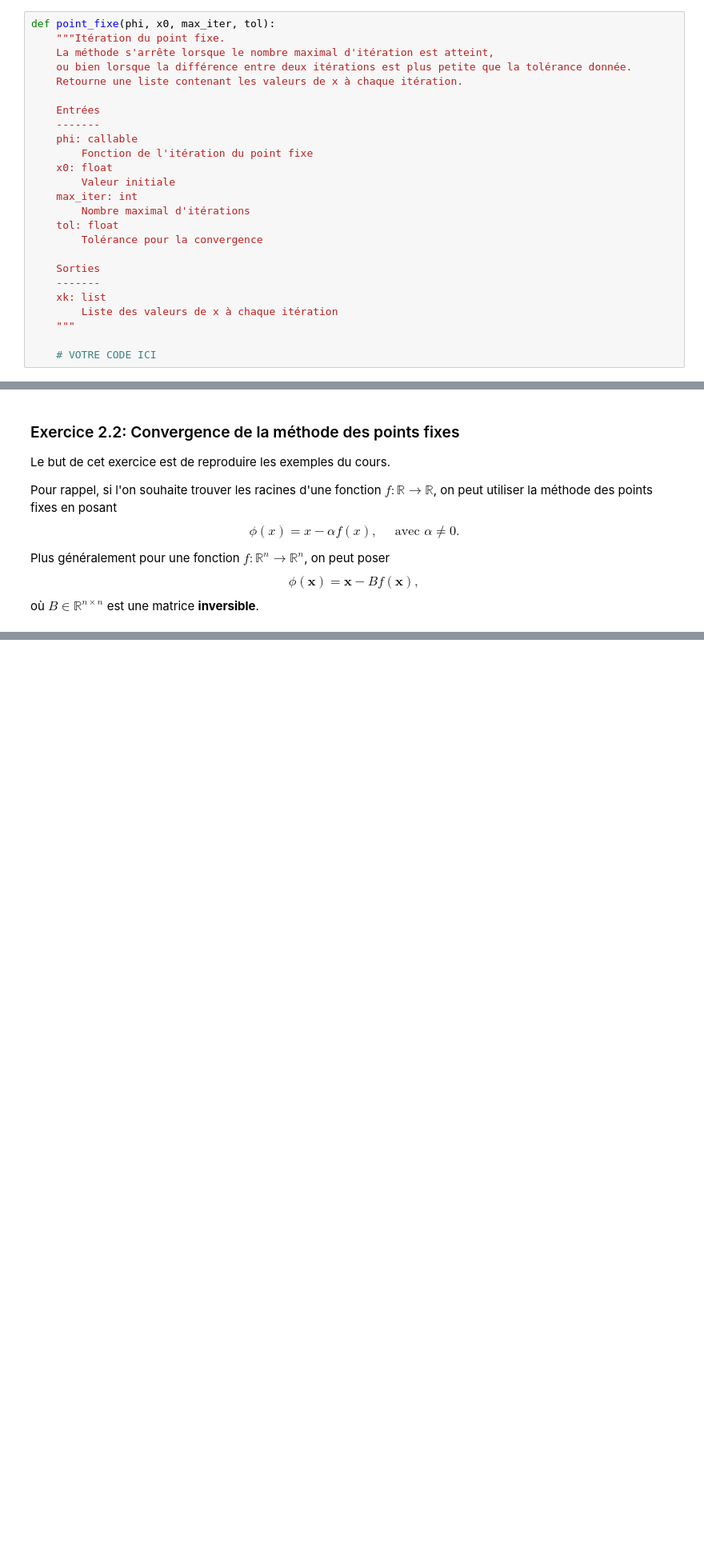
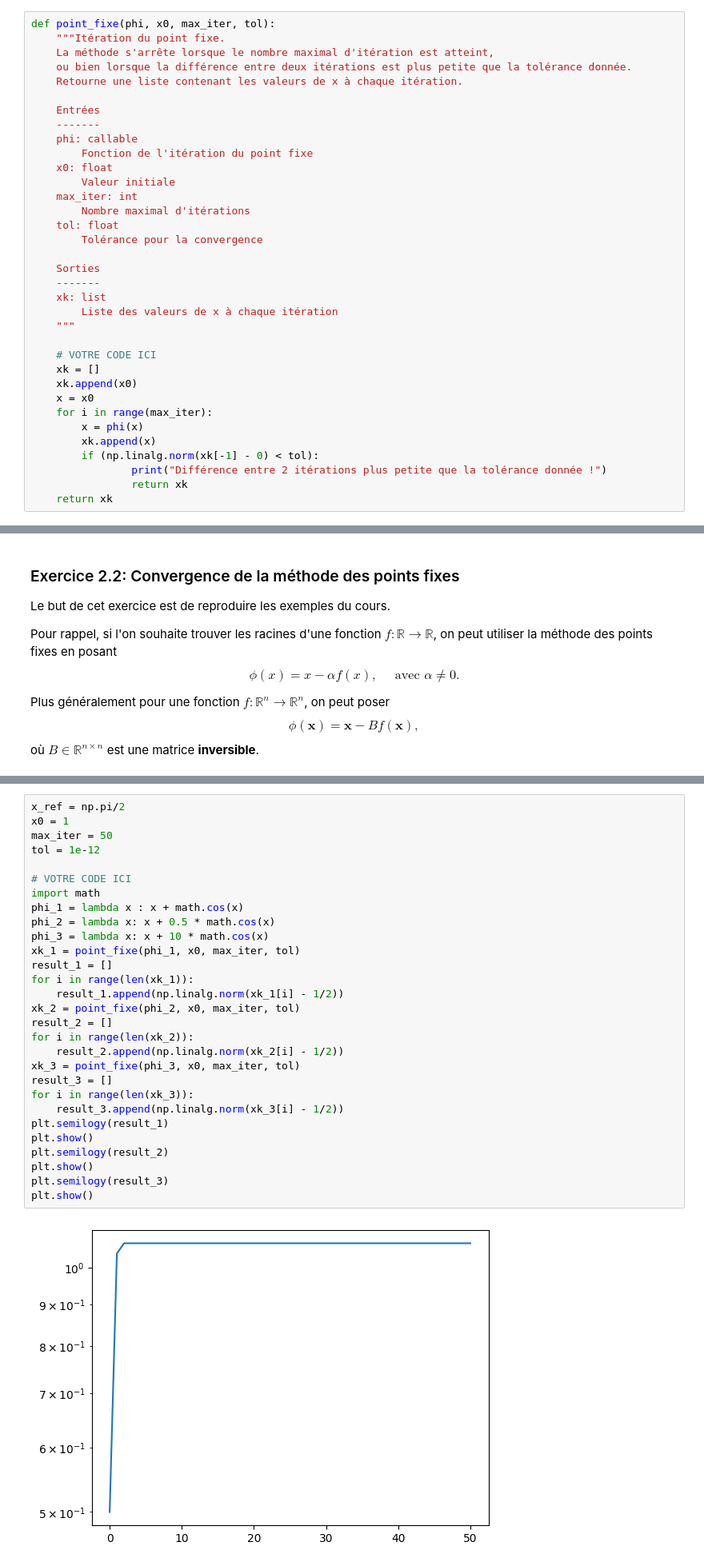
Before and after one commit to Arkanthara/numerical_analysis, a Jupyter notebook: tp8_anum.ipynb, the cells around one changed output, grey strips where cells are left out. Shown at 80% size. Drawn from its saved outputs; the diff is of its cells as text; blank space fills up the shorter version.

```diff
--- a/tp8_anum.ipynb
+++ b/tp8_anum.ipynb
@@ -219,6 +219,16 @@ def point_fixe(phi, x0, max_iter, tol):
     """
 
     # VOTRE CODE ICI
+    xk = []
+    xk.append(x0)
+    x = x0
+    for i in range(max_iter):
+        x = phi(x)
+        xk.append(x)
+        if (np.linalg.norm(xk[-1] - 0) < tol):
+                print("Différence entre 2 itérations plus petite que la tolérance donnée !")
+                return xk
+    return xk
 # %%
 # Tests automatiques
 ## Test avec une fonction scalaire
@@ -274,0 +281,31 @@ tol = 1e-12
+# %%
+x_ref = np.pi/2
+x0 = 1
+max_iter = 50
+tol = 1e-12
+
+# VOTRE CODE ICI
+import math
+phi_1 = lambda x : x + math.cos(x)
+phi_2 = lambda x: x + 0.5 * math.cos(x)
+phi_3 = lambda x: x + 10 * math.cos(x)
+xk_1 = point_fixe(phi_1, x0, max_iter, tol)
+result_1 = []
+for i in range(len(xk_1)):
+    result_1.append(np.linalg.norm(xk_1[i] - 1/2))
+xk_2 = point_fixe(phi_2, x0, max_iter, tol)
+result_2 = []
+for i in range(len(xk_2)):
+    result_2.append(np.linalg.norm(xk_2[i] - 1/2))
+xk_3 = point_fixe(phi_3, x0, max_iter, tol)
+result_3 = []
+for i in range(len(xk_3)):
+    result_3.append(np.linalg.norm(xk_3[i] - 1/2))
+plt.semilogy(result_1)
+plt.show()
+plt.semilogy(result_2)
+plt.show()
+plt.semilogy(result_3)
+plt.show()
+# %% [output]
+[figure, added]
```
Also changed, not shown: parts of 19 cells of this notebook.
